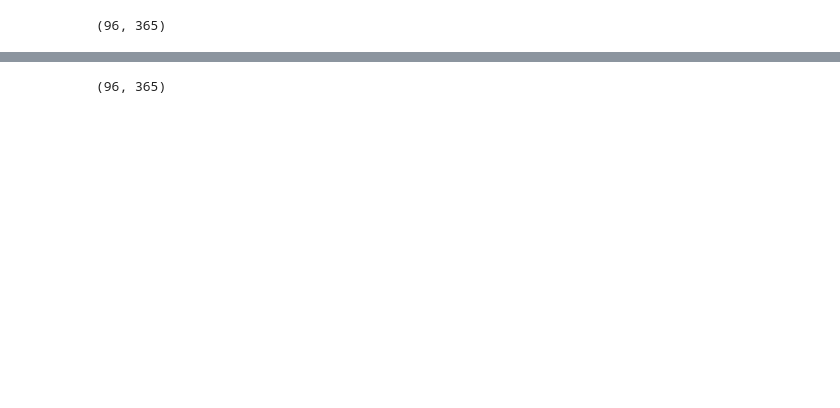
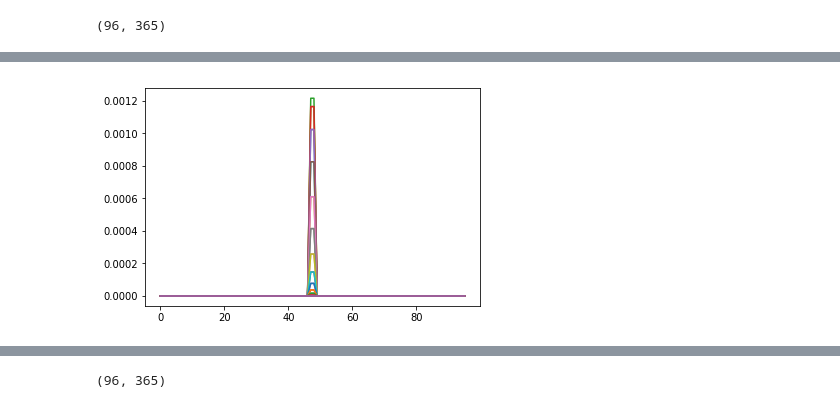
Before and after one commit to MSAmit/Capstone-project, a Jupyter notebook: Normalise_using_clear_sky_model.ipynb, the cells around one changed output, grey strips where cells are left out. Cells and saved outputs as stored; diff of their text form; code cells hidden in the pictures; blank space fills up the shorter version.

```diff
--- a/Normalise_using_clear_sky_model.ipynb
+++ b/Normalise_using_clear_sky_model.ipynb
@@ -383,0 +385,12 @@ Z = np.nan_to_num(Z,0)
+# %%
+x = PV_15M.summer_solstice_delta.values
+y = PV_15M.midday_delta.values
+
+x_unique = np.unique(x)
+y_unique = np.unique(y)
+
+mu_x = np.mean(x)
+mu_y = np.mean(y)
+
+mean = np.array([mu_x,mu_y])
+mean
@@ -383,0 +407,6 @@ Z = np.nan_to_num(Z,0)
+# %%
+X, Y = np.meshgrid(np.unique(PV_15M.summer_solstice_delta.values),
+    np.unique(PV_15M.midday_delta.values))
+pos = np.empty(X.shape + (2,))
+pos[:, :, 0] = X ; pos[:, :, 1] = Y
+Zhat = multivariate_normal.pdf(pos,mean,sigma)
@@ -387,0 +434,4 @@ Z.shape
+# %%
+plt.plot(multivariate_normal.pdf(pos, mean=mean, cov=sigma));
+# %% [output]
+[figure, added]
```
Also changed, not shown: parts of 91 cells of this notebook.
